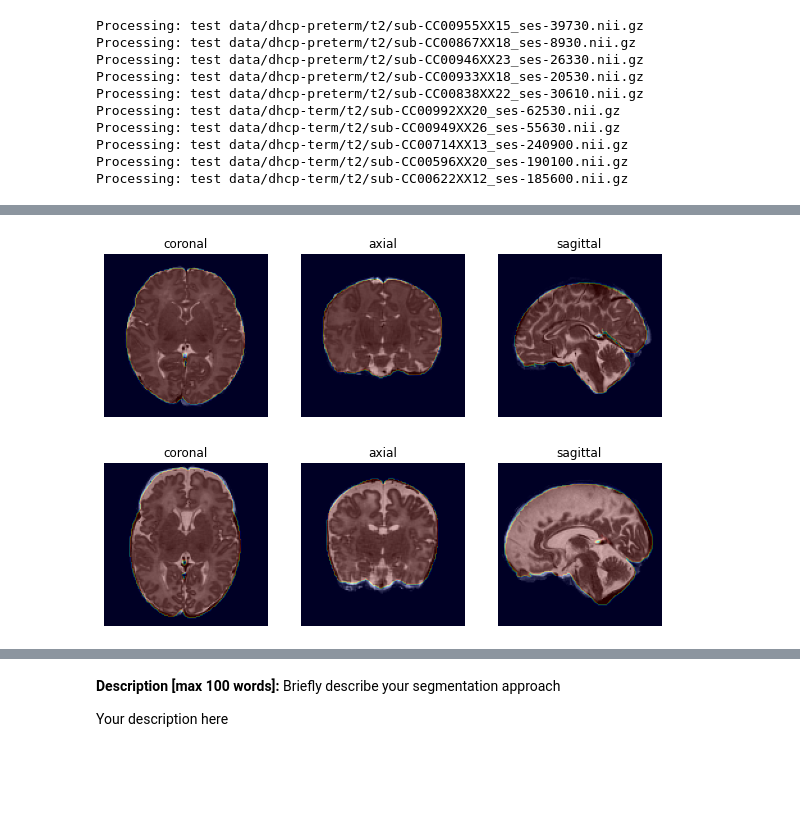
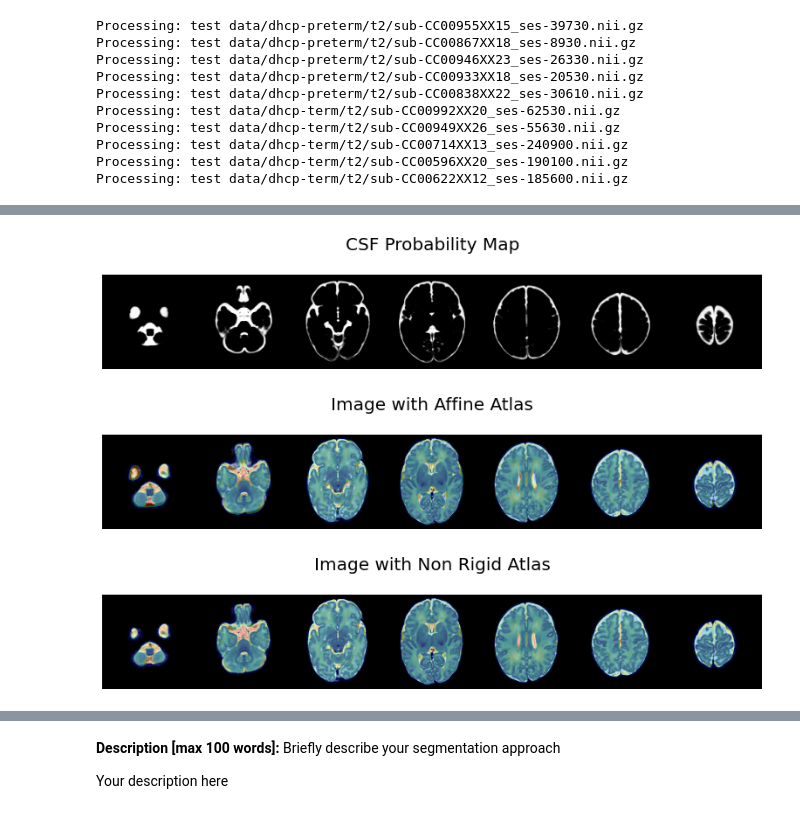
Before and after one commit to michellepi/MIC-Project-B, a Jupyter notebook: Mini_Project_Part_B.ipynb, the cells around one changed output, grey strips where cells are left out. Saved outputs shown, nothing was run; the diff lists cells and outputs as text; code cells hidden in the pictures; blank space fills up the shorter version.

```diff
--- a/Mini_Project_Part_B.ipynb
+++ b/Mini_Project_Part_B.ipynb
@@ -192,12 +157,10 @@ prob_dir = 'Probabilistic_atlas/label-probabilities/'
 prob_paths = os.listdir(prob_dir)
 prob_paths.sort()
 
-prob_maps = []
+label_probs = []
 for path in prob_paths:
     print(path)
-    map = sitk.ReadImage(prob_dir + path, sitk.sitkFloat32)
-    Display3D(map)
-    plt.show()
-    prob_maps.append(map)
+    map = ants.image_read(prob_dir + path)
+    label_probs.append(map)
 # %% [output]
 atlas-prob-lab-01.nii.gz
@@ -242,16 +175,6 @@ for l in t_priors[0]:
-# %%
-def resample(original, image, transformation):
-  resampled = []
-  for i, ori in enumerate(original):
-    im_res = resample_image(ori, image, transformation=transformation[i])
-    resampled.append(im_res)
-  return resampled
-
-t_masks = resample(t_test_im, atlas_mask, transformation = t_trans)
-pt_masks = resample(pt_test_im, atlas_mask, transformation = pt_trans)
-PlotOverlay3D(t_test_im[0], t_masks[0], 0.3,c='jet')
-plt.show()
-PlotOverlay3D(pt_test_im[0], pt_masks[0], 0.3,c='jet')
-# %% [output]
-[figure, removed]
-[figure, removed]
+# %%
+ants.plot(label_probs[0],
+          axis=2, ncol=7, nslices=7, overlay_cmap="jet", overlay_alpha=0.3,
+          title="CSF Probability Map")
+# %% [output]
+[figure, added]
@@ -257,0 +197,8 @@ PlotOverlay3D(pt_test_im[0], pt_masks[0], 0.3,c='jet')
+# %%
+ants_template_affine = ants.apply_transforms(fixed=pt_im[-1], moving=t2_atlas, interpolator='linear',
+                                           transformlist=pt_affine[-1]['fwdtransforms'] )
+ants.plot(pt_im[-1], ants_template_affine,
+          axis=2, ncol=7, nslices=7, overlay_cmap="jet", overlay_alpha=0.3,
+          title="Image with Affine Atlas")
+# %% [output]
+[figure, added]
@@ -257,0 +219,8 @@ PlotOverlay3D(pt_test_im[0], pt_masks[0], 0.3,c='jet')
+# %%
+ants_template_nonrigid = ants.apply_transforms(fixed=pt_im[-1], moving=t2_atlas, interpolator='linear',
+                                           transformlist=pt_nonrigid[-1]['fwdtransforms'])
+ants.plot(pt_im[-1], ants_template_nonrigid,
+          axis=2, ncol=7, nslices=7, overlay_cmap="jet", overlay_alpha=0.3,
+          title="Image with Non Rigid Atlas")
+# %% [output]
+[figure, added]
```
Also changed, not shown: parts of 35 cells of this notebook.
